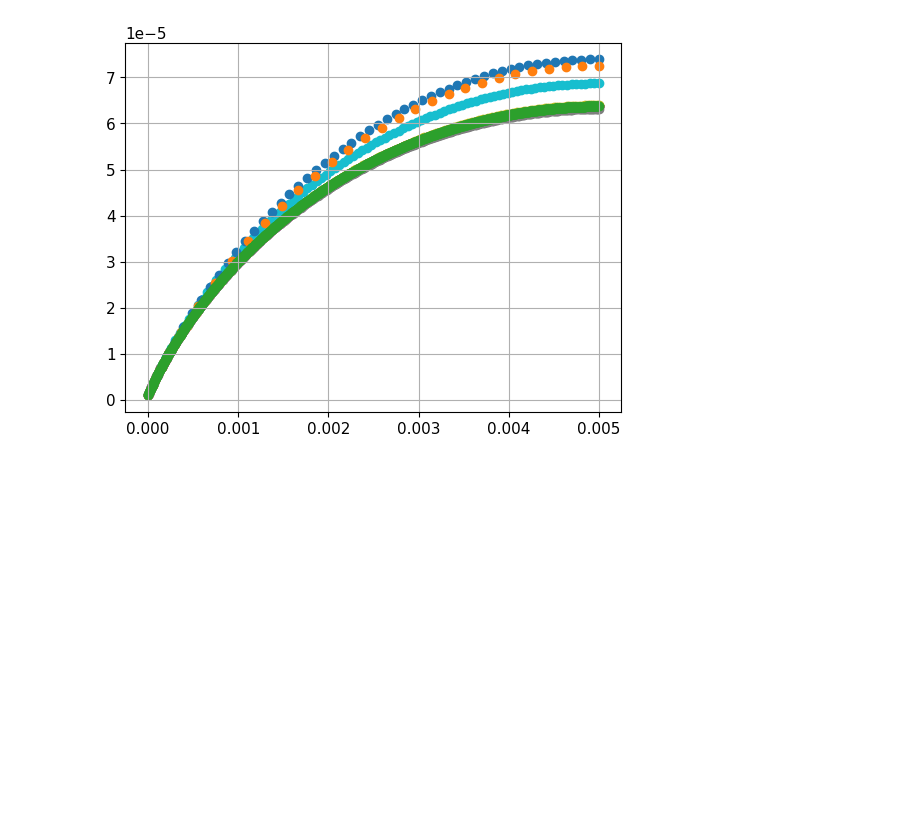
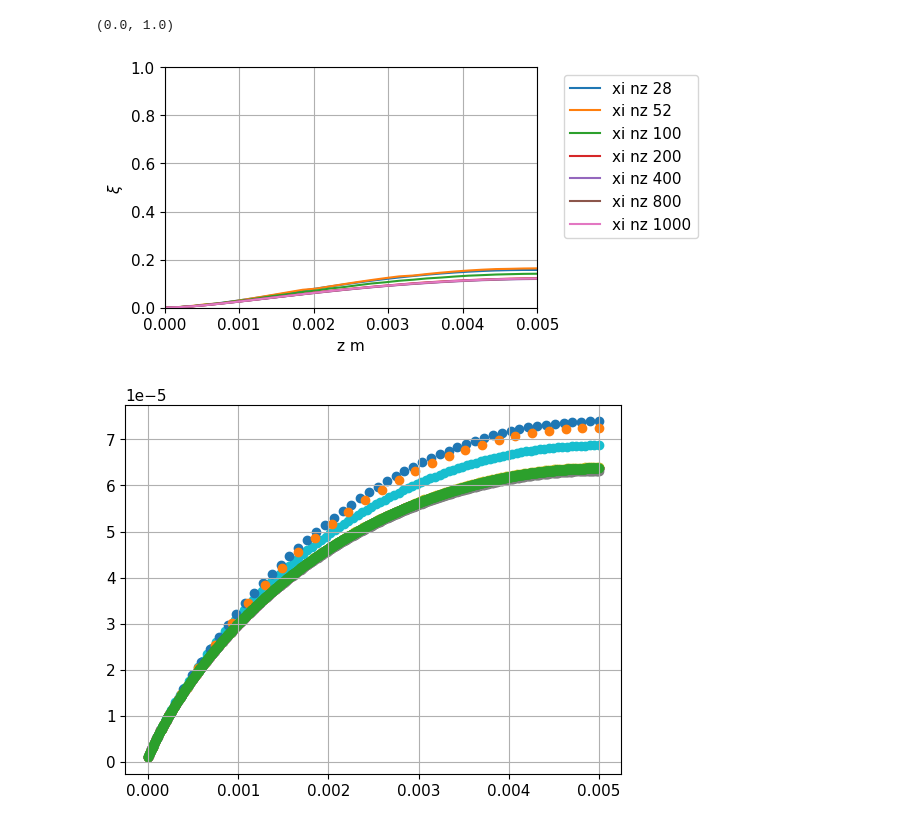
Before and after one commit to jjmarzia/cvisim, a Jupyter notebook: grid_spacing/jul3-nz/jul5-nz.ipynb, the cells around one changed output. Cells and saved outputs as stored; diff of their text form; code cells hidden in the pictures; blank space fills up the shorter version.

```diff
--- a/grid_spacing/jul3-nz/jul5-nz.ipynb
+++ b/grid_spacing/jul3-nz/jul5-nz.ipynb
@@ -29,15 +29,19 @@ def gridspacing_var_to_array(var, nz):
     else:
         return np.linspace(0,L, nz), data, which_var
 # %%
-def plot_allnz(var):
-    fig, ax = plt.subplots(figsize = (5,2), layout='constrained')
+def plot_allnz(var, scatterflag):
+    fig, ax = plt.subplots(figsize = (6,3), layout='constrained')
 
     nzs = np.array([28, 52, 100, 200, 400, 800, 1000])
     i=0
     for i in range(len(nzs)):
         fsol = gridspacing_var_to_array(var,nzs[i])
-        plt.plot(fsol[0], fsol[1],label=str(fsol[2])+' nz '+str(nzs[i]))
+        if scatterflag == 'scatter':
+            plt.scatter(fsol[0], fsol[1],label=str(fsol[2])+' nz '+str(nzs[i]))
+        else:
+            plt.plot(fsol[0], fsol[1],label=str(fsol[2])+' nz '+str(nzs[i]))
         i = i+1
+
 
     plt.legend(bbox_to_anchor=(1.05, 1), loc="upper left")
     plt.grid(True)
@@ -96,20 +100,52 @@ def calc_all_norms(var, finenz):
     print(hs[1],hs[0])
     return hs, norms, norm_slope
 # %%
-# fig, ax = plt.subplots(figsize = (5.8,2.7), layout='constrained')
+
 # ax.set_xscale("log")
 # ax.set_yscale("log")
 
-# a = calc_all_norms(1, 1000)
-
+a = plot_allnz(5, '')
 
 # plt.scatter(a[0],a[1],color='red')
-# plt.grid(True)
-# # plt.ylim(1e-4,1e-1)
-# # plt.xlim(1e-4, 1e-1)
+plt.grid(True)
+# plt.ylim(1e-4,1e-1)
+plt.xlim(0, 5e-3)
+plt.xlabel('z m')
+plt.ylabel(r'$\xi$')
+plt.ylim([0,1])
+
+ax.set_ylim(.80, 1.)  # outliers only
+ax2.set_ylim(0, .25)
+ax.spines['bottom'].set_visible(False)
+ax2.spines['top'].set_visible(False)
+ax.xaxis.tick_top()
+ax.tick_params(labeltop=False)  # don't put tick labels at the top
+ax2.xaxis.tick_bottom()
+d = .015
+kwargs = dict(transform=ax.transAxes, color='k', clip_on=False)
+ax.plot((-d, +d), (-d, +d), **kwargs)        # top-left diagonal
+ax.plot((1 - d, 1 + d), (-d, +d), **kwargs)  # top-right diagonal
+kwargs.update(transform=ax2.transAxes)  # switch to the bottom axes
+ax2.plot((-d, +d), (1 - d, 1 + d), **kwargs)  # bottom-left diagonal
+ax2.plot((1 - d, 1 + d), (1 - d, 1 + d), **kwargs)  # bottom-right diagonal
+plt.xlabel('z m')
+plt.ylabel(r'$\xi$')
+plt.legend(bbox_to_anchor=(1.05, 1), loc="upper left")
+ax.set_title(r'$\xi_0 = 0.30, \ \alpha=1$')
+# ax.grid(True)
+# ax2.grid(True)
+# plt.savefig('nzall.svg', dpi=220,bbox_inches='tight')
+# plt.savefig('nzall.pdf', dpi=220,bbox_inches='tight')
+plt.show()
+
 
 # print('norm_slope =',a[2])
 
+# plt.savefig(r'figs/nzall_combined.svg', dpi=220,bbox_inches='tight')
+# plt.savefig(r'figs/nzall_combined.pdf', dpi=220,bbox_inches='tight')
 
-# plot_all_grids()
+# # plot_all_grids()
+# %% [output]
+(0.0, 1.0)
+[figure, added]
 # %%
```
Also changed, not shown: parts of 1 cell of this notebook, 24 other files.
